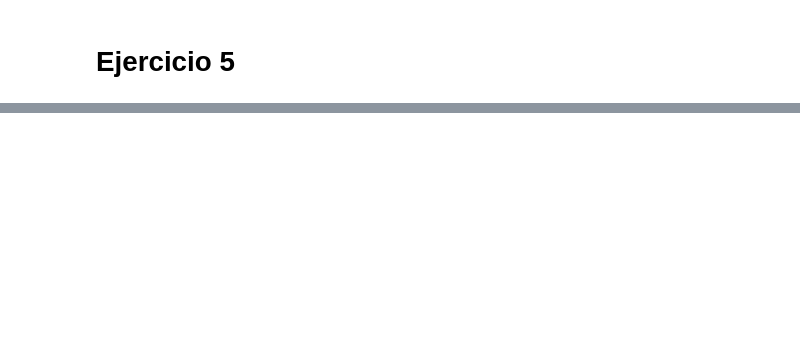
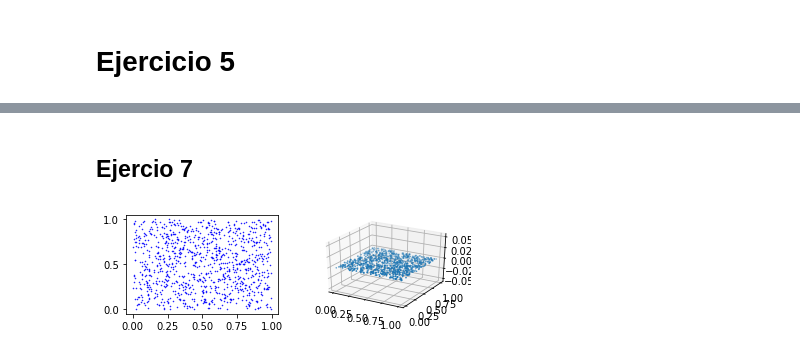
Before and after one commit to gonzalpetraglia/tp1-simu, a Jupyter notebook: TP1.ipynb, the cells around one changed output, grey strips where cells are left out. Cells and saved outputs as stored; diff of their text form; code cells hidden in the pictures; blank space fills up the shorter version.

```diff
--- a/TP1.ipynb
+++ b/TP1.ipynb
@@ -140,0 +160,19 @@ reduce??
+# %% [markdown]
+## Ejercio 7
+# %%
+from mpl_toolkits.mplot3d import Axes3D
+uniform_random_sample = rand_u_vector(10**3)
+uniform_random_sample_x = uniform_random_sample[:-2]
+uniform_random_sample_y = uniform_random_sample[1:-1]
+uniform_random_sample_z = uniform_random_sample[2:]
+
+
+
+plt.subplot(221)
+plt.plot(uniform_random_sample_x, uniform_random_sample_y, 'bo', markersize=0.5)
+
+plt.subplot(222, projection='3d')
+plt.scatter(uniform_random_sample_x, uniform_random_sample_y, uniform_random_sample_z)
+plt.show()
+# %% [output]
+[figure, added]
```
Also changed, not shown: parts of 8 cells of this notebook.
